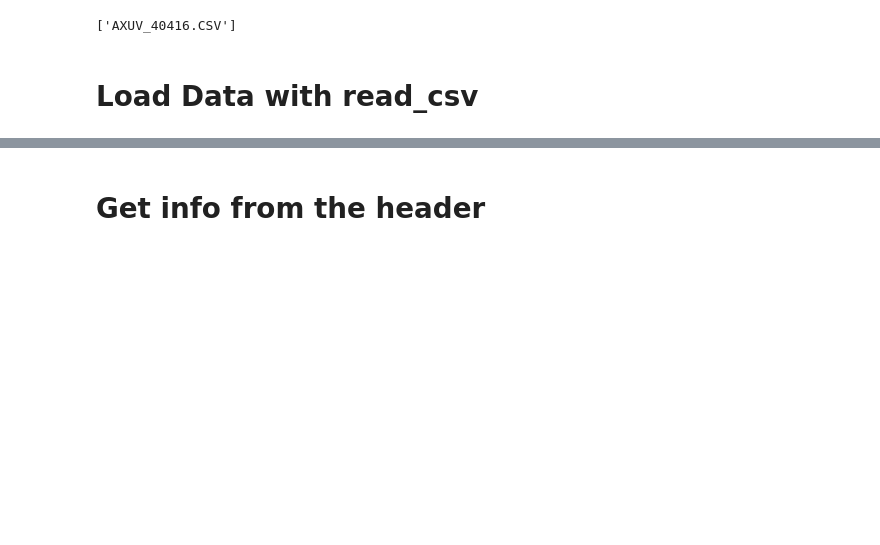
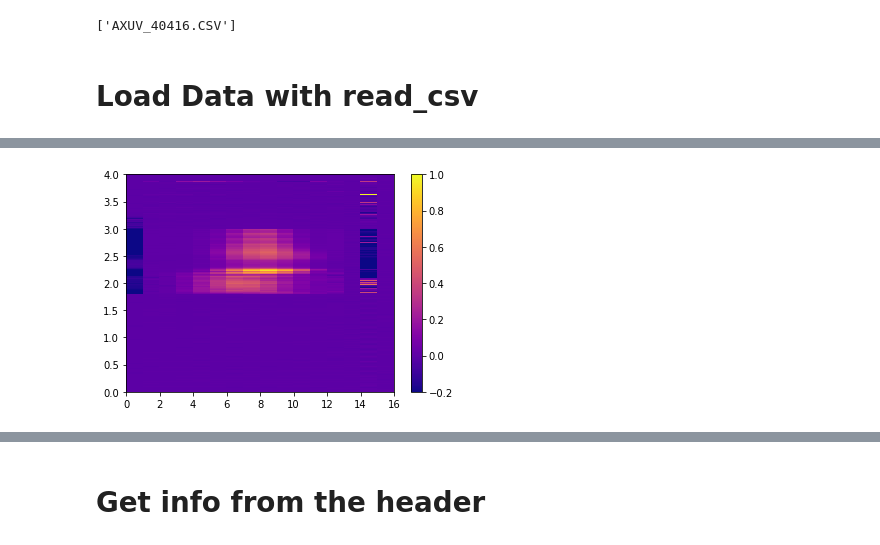
Before and after one commit to queezz/AXUV, a Jupyter notebook: notebooks/readdata.ipynb, the cells around one changed output, grey strips where cells are left out. Cells and saved outputs as stored; diff of their text form; code cells hidden in the pictures; blank space fills up the shorter version.

```diff
--- a/notebooks/readdata.ipynb
+++ b/notebooks/readdata.ipynb
@@ -50,0 +50,6 @@ plot(t,data['CH7'])
+# %%
+xy = data.drop(columns = 'time')
+a = imshow(xy,extent = (0,16,0,4),cmap='plasma',origin='lower',aspect='auto',vmin=-0.2,vmax=1.)
+cbar = colorbar(a)
+# %% [output]
+[figure, added]
```
Also changed, not shown: parts of 9 cells of this notebook, 4 other files.
